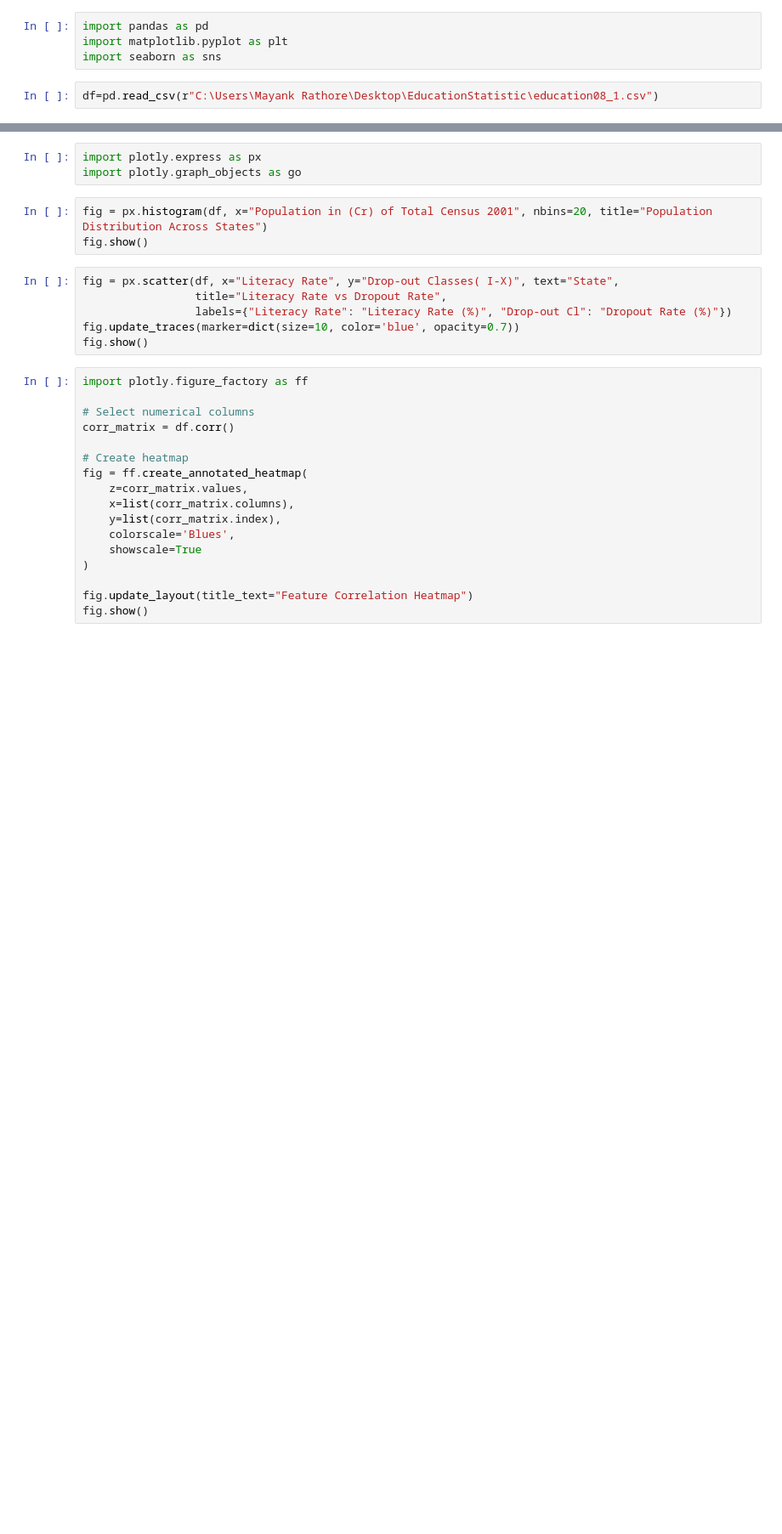
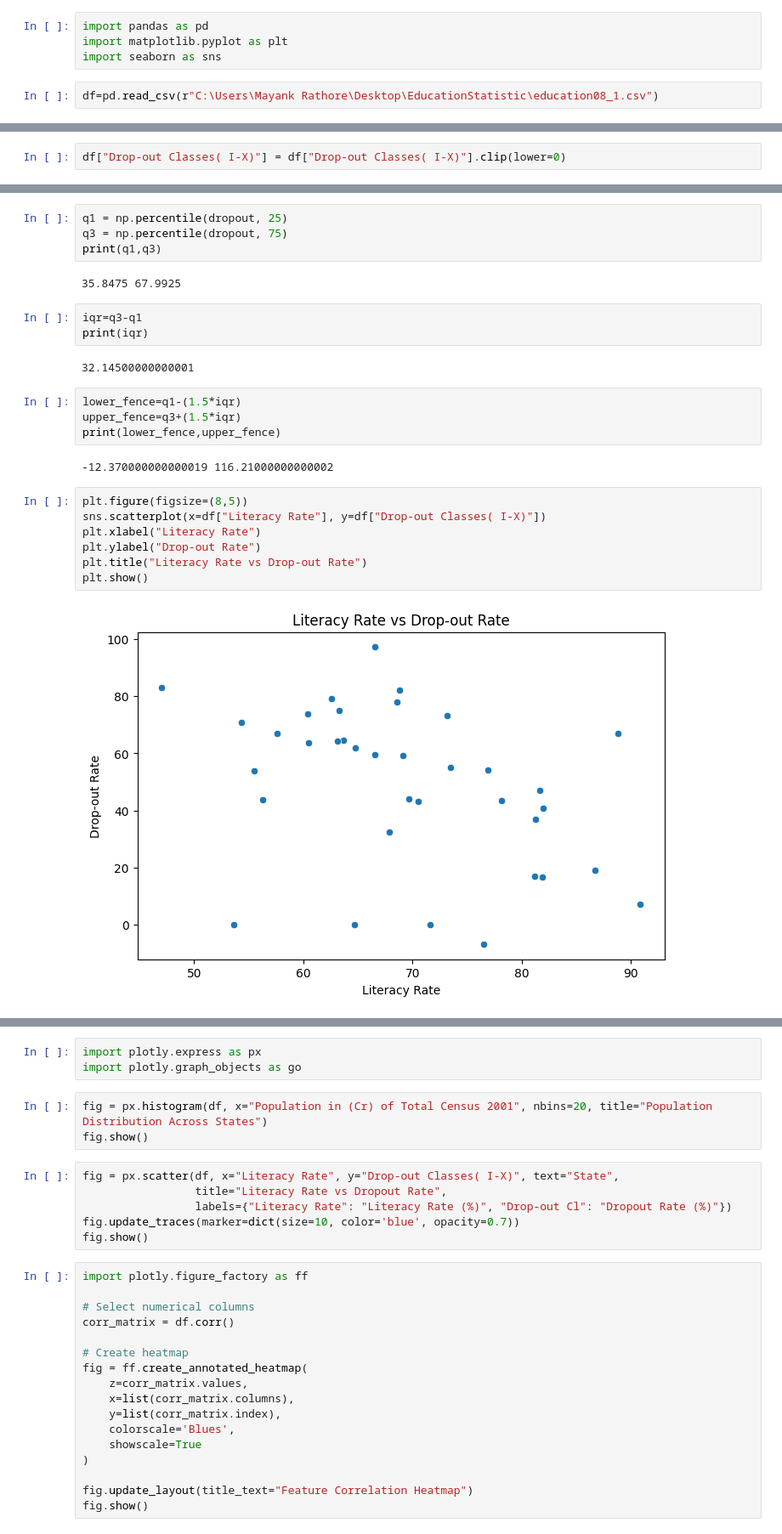
Before and after one commit to Mayank4543/Educationstatistic, a Jupyter notebook: Education.ipynb, the cells around one changed output, grey strips where cells are left out. Shown at 85% size. Drawn from its saved outputs; the diff is of its cells as text; blank space fills up the shorter version.

```diff
--- a/Education.ipynb
+++ b/Education.ipynb
@@ -146,0 +67,2 @@ min                                         NaN
+# %%
+df["Drop-out Classes( I-X)"] = df["Drop-out Classes( I-X)"].clip(lower=0)
@@ -146,0 +74,26 @@ min                                         NaN
+# %%
+q1 = np.percentile(dropout, 25)
+q3 = np.percentile(dropout, 75)
+print(q1,q3)
+# %% [output]
+35.8475 67.9925
+# %%
+iqr=q3-q1
+print(iqr)
+# %% [output]
+32.14500000000001
+# %%
+lower_fence=q1-(1.5*iqr)
+upper_fence=q3+(1.5*iqr)
+print(lower_fence,upper_fence)
+# %% [output]
+-12.370000000000019 116.21000000000002
+# %%
+plt.figure(figsize=(8,5))
+sns.scatterplot(x=df["Literacy Rate"], y=df["Drop-out Classes( I-X)"])
+plt.xlabel("Literacy Rate")
+plt.ylabel("Drop-out Rate")
+plt.title("Literacy Rate vs Drop-out Rate")
+plt.show()
+# %% [output]
+[figure, added]
```
Also changed, not shown: parts of 12 cells of this notebook.
